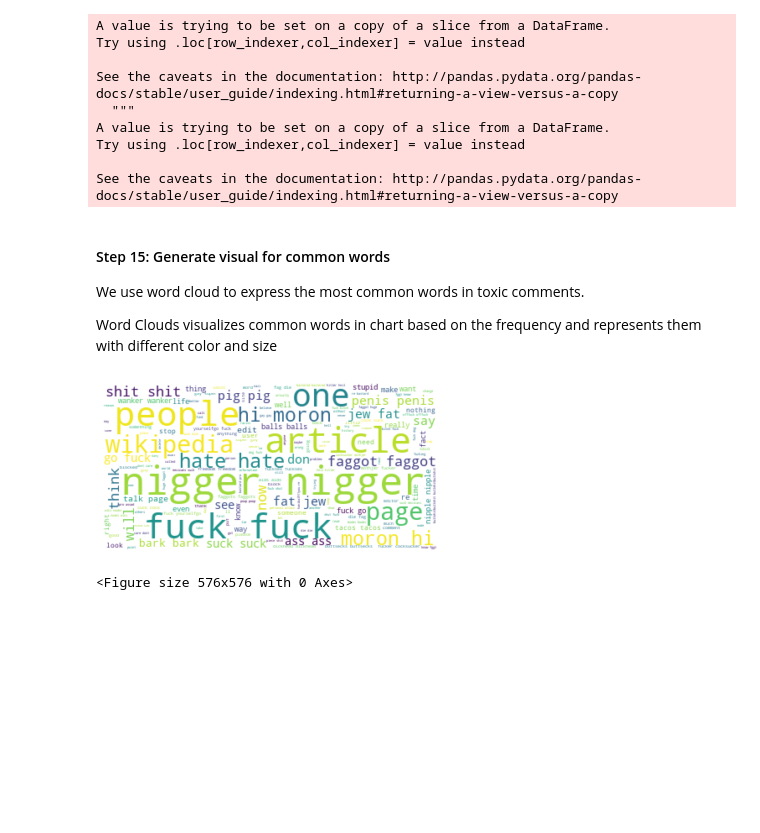
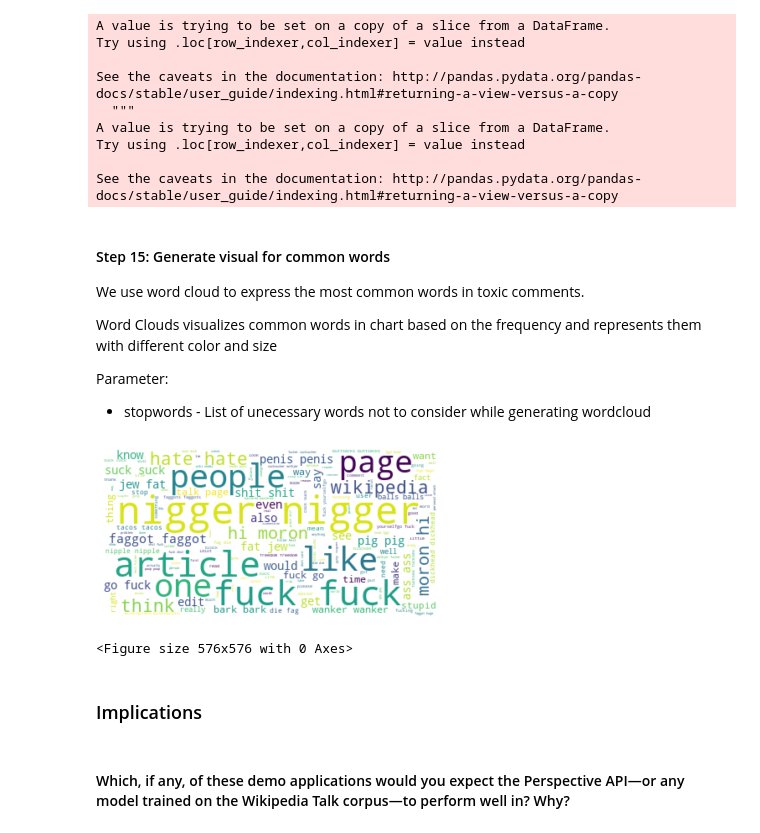
Before and after one commit to mayurgpt07/data-512, a Jupyter notebook: data-512-a2/Assignment 2.ipynb, the cells around one changed output. Drawn from its saved outputs; the diff is of its cells as text; code cells hidden in the pictures; blank space fills up the shorter version.

```diff
--- a/data-512-a2/Assignment 2.ipynb
+++ b/data-512-a2/Assignment 2.ipynb
@@ -519,8 +598,10 @@ Function to remove special characters, symbols and extra white spaces
 # %%
 stopwordsList = set(stopwords.words(['english']))
-lemmatizer = WordNetLemmatizer()
 
 def featureEngineer(toxic_data):
+    '''
+        Use regular expressions to remove extra spaces and special characters
+    '''
     toxic_data['comment'] = toxic_data['comment'].apply(lambda x: re.sub('\ |\!|\/|\;|\:|\=|\"|\:|\]|\[|\`|\<|\>|\{|\}|\'|\?|\.|\,|\|',' ', str(x)))
     toxic_data['comment'] = toxic_data['comment'].apply(lambda x: re.sub('\s+',' ',str(x).strip().lower()))
     return toxic_data
@@ -548,13 +629,20 @@ See the caveats in the documentation: http://pandas.pydata.org/pandas-docs/stabl
 We use word cloud to express the most common words in toxic comments.
 
 Word Clouds visualizes common words in chart based on the frequency and represents them with different color and size
+
+Parameter:
+* stopwords - List of unecessary words not to consider while generating wordcloud
 # %%
 text = " ".join(review for review in taggedReviews.comment)
-wordcloud = WordCloud(background_color="white").generate(text)
+wordcloud = WordCloud(stopwords=stopwordsList, background_color="white").generate(text)
 plt.imshow(wordcloud, interpolation='bilinear')
 plt.axis("off")
 plt.figure(figsize = (8,8))
 plt.show()
 # %% [output]
-[figure, old version]
+[figure, new version]
 <Figure size 576x576 with 0 Axes>
+# %% [markdown]
+### Implications
+# %% [markdown]
+#### Which, if any, of these demo applications would you expect the Perspective API—or any model trained on the Wikipedia Talk corpus—to perform well in? Why?
```
Also changed, not shown: parts of 32 cells of this notebook.
